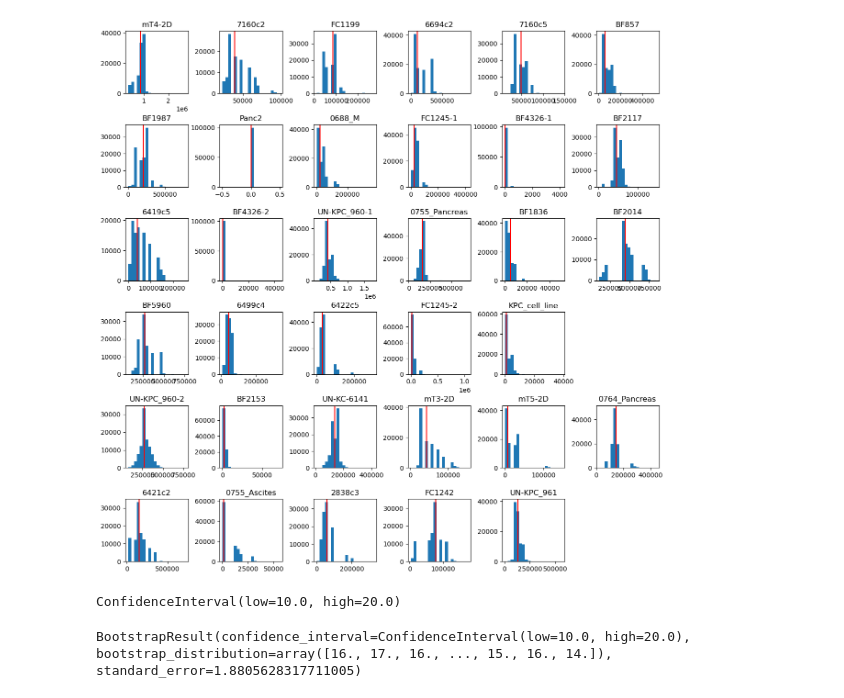
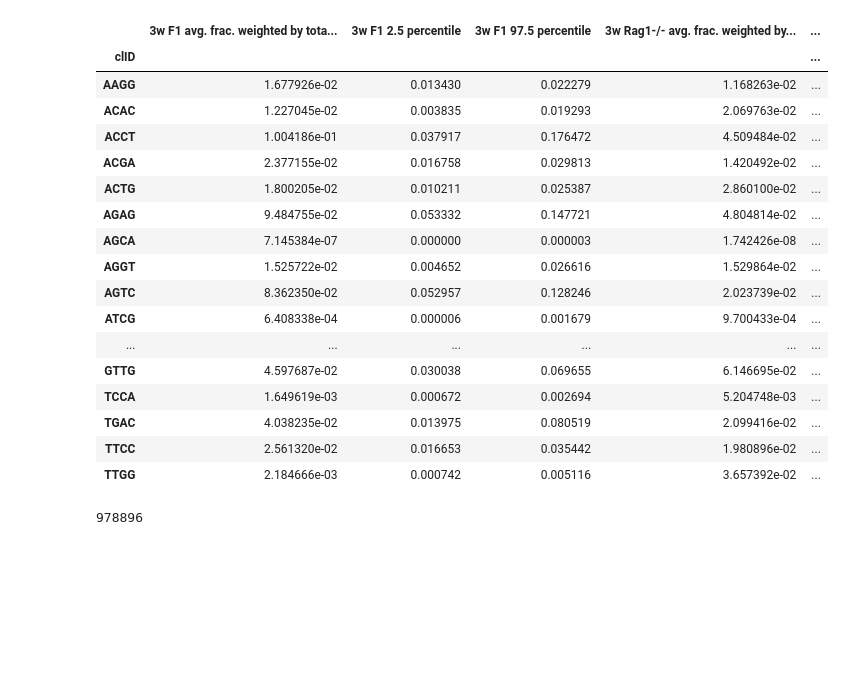
Before and after one commit to alyulina/metastatic-phenotypes, a Jupyter notebook: cell-line-level_in-vivo_bootstrapping.ipynb, the cells around one changed output. Drawn from its saved outputs; the diff is of its cells as text; code cells hidden in the pictures; blank space fills up the shorter version.

```diff
--- a/cell-line-level_in-vivo_bootstrapping.ipynb
+++ b/cell-line-level_in-vivo_bootstrapping.ipynb
@@ -116,15 +198,0 @@ sum(table_3w['3w F1 med. # of cells / tot. # of cells / avg. pre-inj. frac.'])
-# %%
-plt.figure(figsize=(15, 15))
-
-grid = gridspec.GridSpec(ncols=6, nrows=6,
-                         width_ratios=[1, 1, 1, 1, 1, 1], wspace=0.5,
-                         height_ratios=[1, 1, 1, 1, 1, 1], hspace=0.5)
-
-for count, j in enumerate(clIDs):
-    if j in ['GATC', 'AACC']:
-        continue
-
-    plt.subplot(grid[count // 6, count % 6])
-    plt.hist(bootstrap_3w_f1[j][3], bins=20)
-    plt.axvline(bootstrap_3w_f1[j][1], color='red')
-    plt.title(clID_dict[j])
@@ -133,17 +198,0 @@ for count, j in enumerate(clIDs):
-# %%
-plt.figure(figsize=(15, 15))
-
-grid = gridspec.GridSpec(ncols=6, nrows=6,
-                         width_ratios=[1, 1, 1, 1, 1, 1], wspace=0.5,
-                         height_ratios=[1, 1, 1, 1, 1, 1], hspace=0.5)
-
-for count, j in enumerate(clIDs):
-    if j == 'GATC':
-        continue
-
-    plt.subplot(grid[count // 6, count % 6])
-    plt.hist(bootstrap_3w_rag1[j][3], bins=20)
-    plt.axvline(bootstrap_3w_rag1[j][1], color='red')
-    plt.title(clID_dict[j])
-# %% [output]
-[figure, removed]
@@ -157,8 +199,33 @@ bootstrap_ci = bootstrap(data, np.median, confidence_level=0.95,
-# %%
-print(bootstrap_ci.confidence_interval)
-# %% [output]
-ConfidenceInterval(low=10.0, high=20.0)
-# %%
-bootstrap_ci
-# %% [output]
-BootstrapResult(confidence_interval=ConfidenceInterval(low=10.0, high=20.0), bootstrap_distribution=array([16., 17., 16., ..., 15., 16., 14.]), standard_error=1.8805628317711005)
+# %%
+for j in clIDs:
+    if j in ['GATC', 'AACC']:
+        continue
+
+    table_3w.loc[j, '3w F1 avg. frac. weighted by total # reads'] = bootstrap_3w_f1[j][0]
+    table_3w.loc[j, '3w F1 2.5 percentile'] = bootstrap_3w_f1[j][1]
+    table_3w.loc[j, '3w F1 97.5 percentile'] = bootstrap_3w_f1[j][2]
+
+    table_3w.loc[j, '3w Rag1-/- avg. frac. weighted by total # reads'] = bootstrap_3w_rag1[j][0]
+    table_3w.loc[j, '3w Rag1-/- 2.5 percentile'] = bootstrap_3w_rag1[j][1]
+    table_3w.loc[j, '3w Rag1-/- 97.5 percentile'] = bootstrap_3w_rag1[j][2]
+# %%
+table_3w
+# %% [output]
+|  | 3w F1 avg. frac. weighted by tota... | 3w F1 2.5 percentile | 3w F1 97.5 percentile | 3w Rag1-/- avg. frac. weighted by... | ... |
+| clID |  |  |  |  | ... |
+| AAGG | 1.677926e-02 | 0.013430 | 0.022279 | 1.168263e-02 | ... |
+| ACAC | 1.227045e-02 | 0.003835 | 0.019293 | 2.069763e-02 | ... |
+| ACCT | 1.004186e-01 | 0.037917 | 0.176472 | 4.509484e-02 | ... |
+| ACGA | 2.377155e-02 | 0.016758 | 0.029813 | 1.420492e-02 | ... |
+| ACTG | 1.800205e-02 | 0.010211 | 0.025387 | 2.860100e-02 | ... |
+| AGAG | 9.484755e-02 | 0.053332 | 0.147721 | 4.804814e-02 | ... |
+| AGCA | 7.145384e-07 | 0.000000 | 0.000003 | 1.742426e-08 | ... |
+| AGGT | 1.525722e-02 | 0.004652 | 0.026616 | 1.529864e-02 | ... |
+| AGTC | 8.362350e-02 | 0.052957 | 0.128246 | 2.023739e-02 | ... |
+| ATCG | 6.408338e-04 | 0.000006 | 0.001679 | 9.700433e-04 | ... |
+| ... | ... | ... | ... | ... | ... |
+| GTTG | 4.597687e-02 | 0.030038 | 0.069655 | 6.146695e-02 | ... |
+| TCCA | 1.649619e-03 | 0.000672 | 0.002694 | 5.204748e-03 | ... |
+| TGAC | 4.038235e-02 | 0.013975 | 0.080519 | 2.099416e-02 | ... |
+| TTCC | 2.561320e-02 | 0.016653 | 0.035442 | 1.980896e-02 | ... |
+| TTGG | 2.184666e-03 | 0.000742 | 0.005116 | 3.657392e-02 | ... |
@@ -164,0 +235,4 @@ BootstrapResult(confidence_interval=ConfidenceInterval(low=10.0, high=20.0), boo
+# %%
+n_reads.loc[j, 'SK1_61'] / sum(n_reads.loc[[x for x in clIDs if x != 'AACC'], 'SK1_61'])
+# %% [output]
+978896
```
Also changed, not shown: parts of 18 cells of this notebook.
